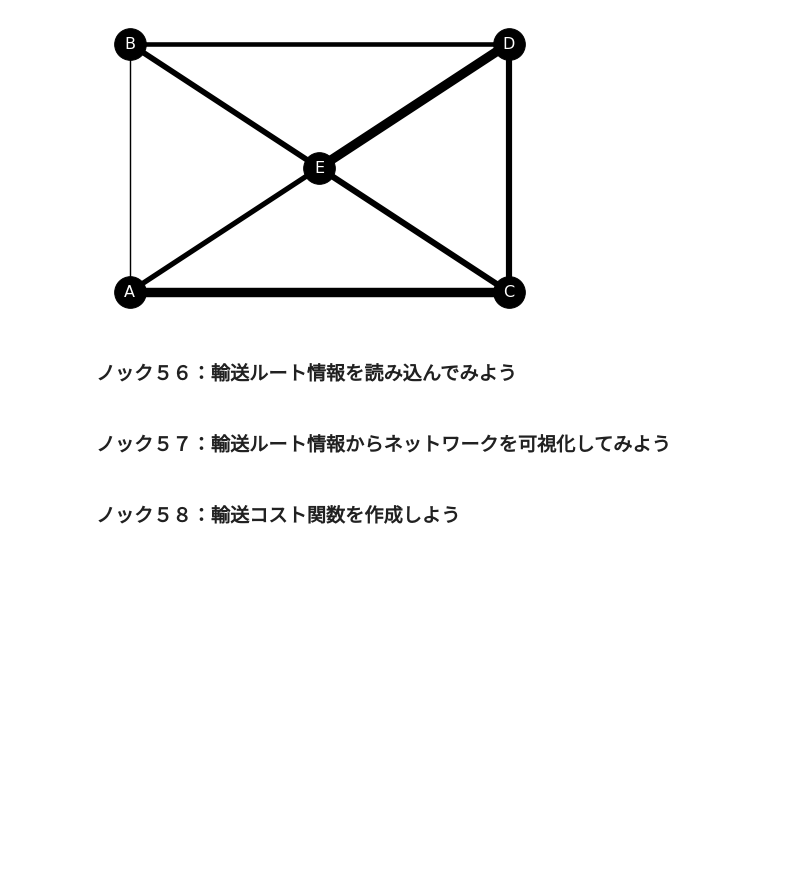
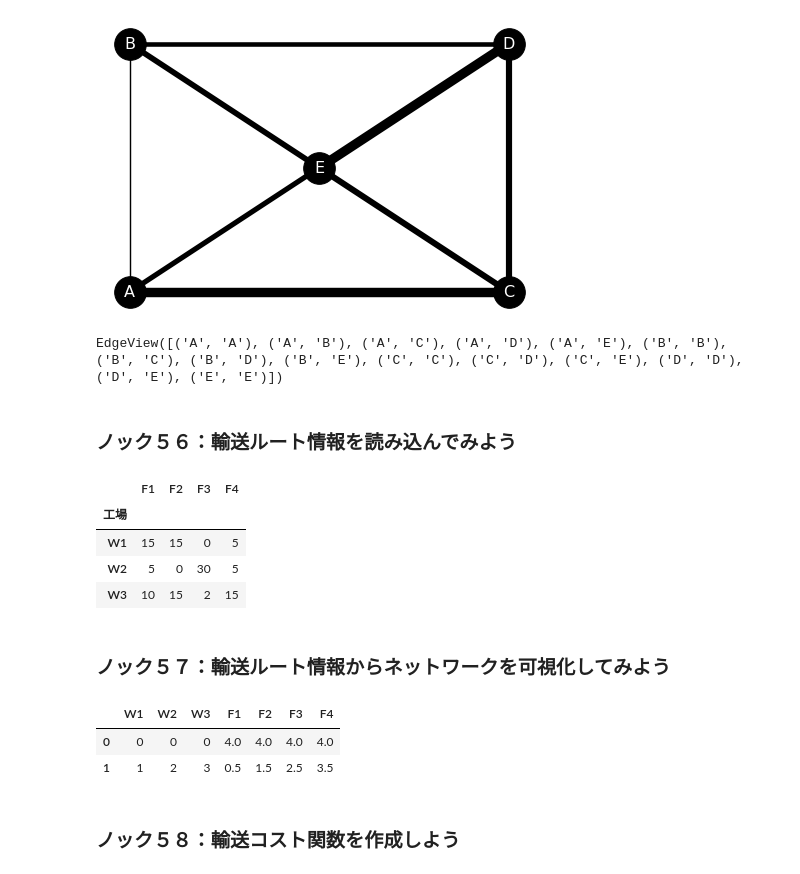
Before and after one commit to shinseitaro/python-data-analysis-100, a Jupyter notebook: sample/100drill_20201021/6/6章 物流の最適ルートをコンサルティングする１０本ノック.ipynb, the cells around one changed output. Drawn from its saved outputs; the diff is of its cells as text; code cells hidden in the pictures; blank space fills up the shorter version.

```diff
--- a/sample/100drill_20201021/6/6章 物流の最適ルートをコンサルティングする１０本ノック.ipynb
+++ b/sample/100drill_20201021/6/6章 物流の最適ルートをコンサルティングする１０本ノック.ipynb
@@ -219,7 +219,28 @@ pos = {c:(df_pos[c][0],df_pos[c][1]) for c in df_pos.columns}
 nx.draw(G, pos, with_labels=True, width=edge_weight,font_size=16, node_size = 1000,node_color='k', font_color='w', )
 # %% [output]
 [figure]
+# %%
+G.edges
+# %% [output]
+EdgeView([('A', 'A'), ('A', 'B'), ('A', 'C'), ('A', 'D'), ('A', 'E'), ('B', 'B'), ('B', 'C'), ('B', 'D'), ('B', 'E'), ('C', 'C'), ('C', 'D'), ('C', 'E'), ('D', 'D'), ('D', 'E'), ('E', 'E')])
 # %% [markdown]
 ### ノック５６：輸送ルート情報を読み込んでみよう
+# %%
+df_trans_route = pd.read_csv("trans_route.csv", index_col="工場")
+df_trans_route.head()
+# これがウェイト
+# %% [output]
+|  | F1 | F2 | F3 | F4 |
+| 工場 |  |  |  |  |
+| W1 | 15 | 15 | 0 | 5 |
+| W2 | 5 | 0 | 30 | 5 |
+| W3 | 10 | 15 | 2 | 15 |
 # %% [markdown]
 ### ノック５７：輸送ルート情報からネットワークを可視化してみよう
+# %%
+df_trans_route_pos = pd.read_csv("trans_route_pos.csv")
+df_trans_route_pos
+# %% [output]
+|  | W1 | W2 | W3 | F1 | F2 | F3 | F4 |
+| 0 | 0 | 0 | 0 | 4.0 | 4.0 | 4.0 | 4.0 |
+| 1 | 1 | 2 | 3 | 0.5 | 1.5 | 2.5 | 3.5 |
```
Also changed, not shown: parts of 1 cell of this notebook, 1 other file.
